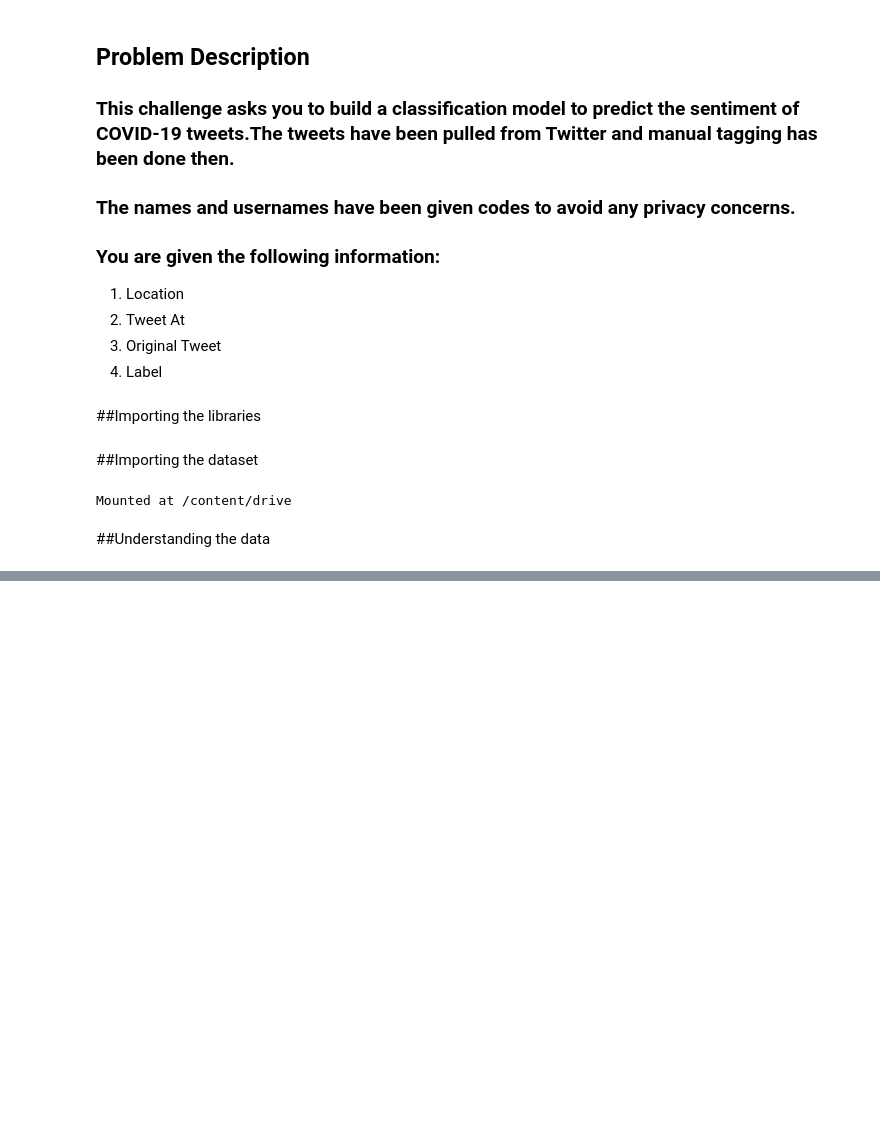
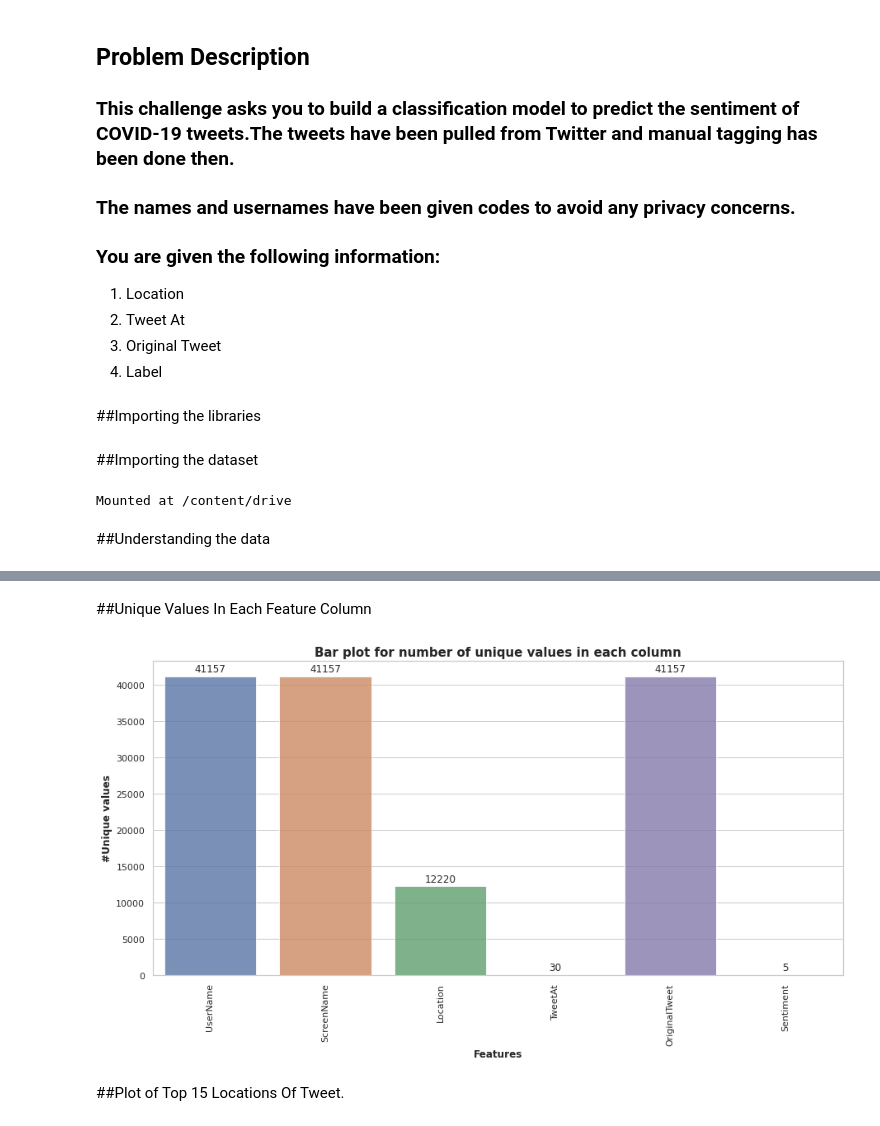
Before and after one commit to shu-nya/Corona-Virus-Tweet-Sentiment-analysis, a Jupyter notebook: Coronavirus_Tweet_Sentiment_Analysis.ipynb, the cells around one changed output, grey strips where cells are left out. Saved outputs shown, nothing was run; the diff lists cells and outputs as text; code cells hidden in the pictures; blank space fills up the shorter version.

```diff
--- a/Coronavirus_Tweet_Sentiment_Analysis.ipynb
+++ b/Coronavirus_Tweet_Sentiment_Analysis.ipynb
@@ -125,0 +355,25 @@ plt.show()
+# %% [markdown]
+##Unique Values In Each Feature Column
+# %%
+unique_df = pd.DataFrame()
+unique_df['Features'] = df.columns
+unique=[]
+for i in df.columns:
+    unique.append(df[i].nunique())
+unique_df['Uniques'] = unique
+
+f, ax = plt.subplots(1,1, figsize=(15,7))
+
+splot = sns.barplot(x=unique_df['Features'], y=unique_df['Uniques'], alpha=0.8)
+for p in splot.patches:
+    splot.annotate(format(p.get_height(), '.0f'), (p.get_x() + p.get_width() / 2., p.get_height()), ha = 'center',
+                   va = 'center', xytext = (0, 9), textcoords = 'offset points')
+plt.title('Bar plot for number of unique values in each column',weight='bold', size=15)
+plt.ylabel('#Unique values', size=12, weight='bold')
+plt.xlabel('Features', size=12, weight='bold')
+plt.xticks(rotation=90)
+plt.show()
+# %% [output]
+[figure, added]
+# %% [markdown]
+##Plot of Top 15 Locations Of Tweet.
```
Also changed, not shown: parts of 84 cells of this notebook.
